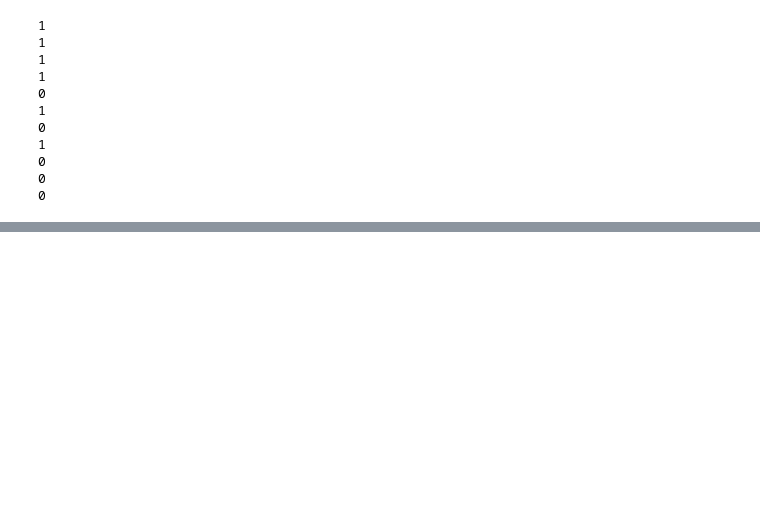
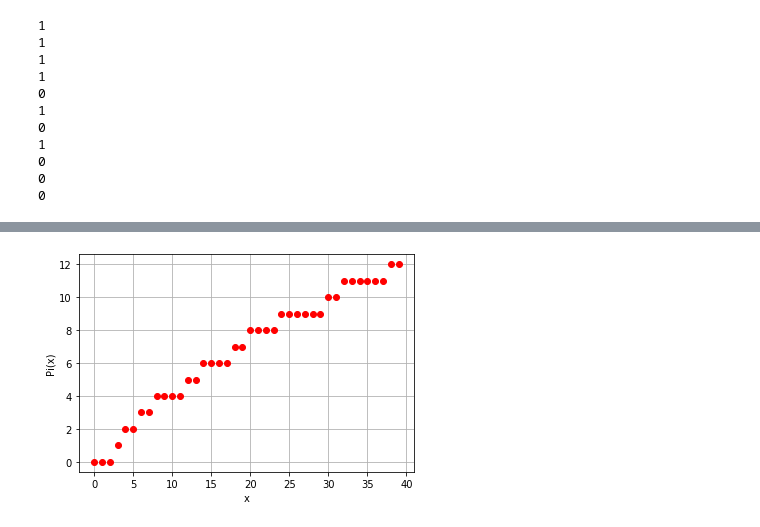
Before and after one commit to ryanjacobkelly/ryan, a Jupyter notebook: Asssignment 1.ipynb, the cells around one changed output, grey strips where cells are left out. Drawn from its saved outputs; the diff is of its cells as text; code cells hidden in the pictures; blank space fills up the shorter version.

```diff
--- a/Asssignment 1.ipynb
+++ b/Asssignment 1.ipynb
@@ -129,0 +292,7 @@ for k in np.arange(11):
+# %%
+plt.plot(x, Pi, 'ro')
+plt.xlabel('x')
+plt.ylabel('Pi(x)')
+plt.grid(True)
+# %% [output]
+[figure, added]
```
Also changed, not shown: parts of 13 cells of this notebook.
